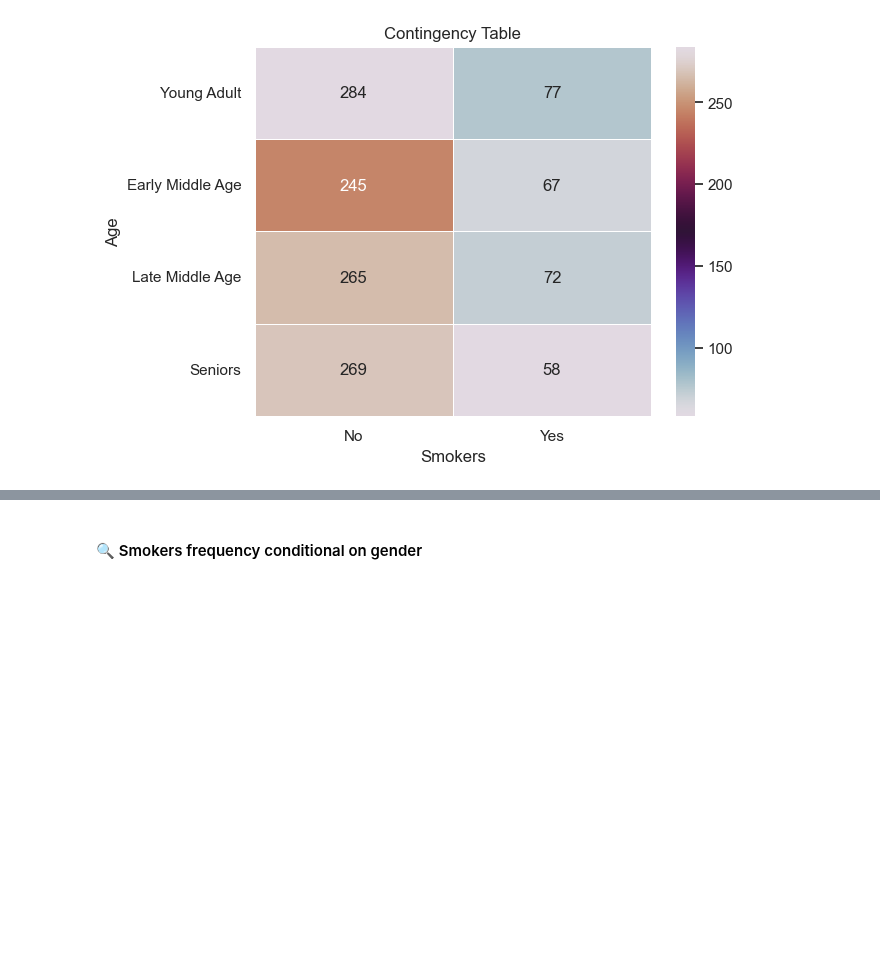
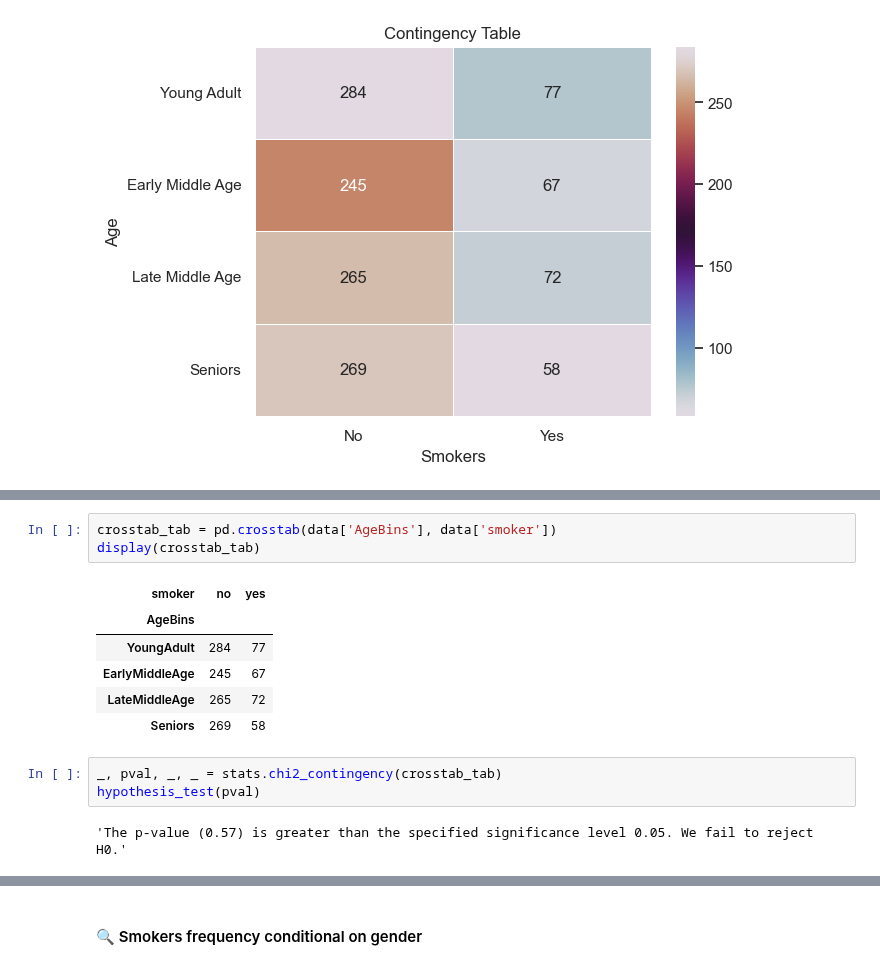
Before and after one commit to akramkhal/KaggleProjects, a Jupyter notebook: MedicalCosts/insurance.ipynb.ipynb, the cells around one changed output, grey strips where cells are left out. Drawn from its saved outputs; the diff is of its cells as text; blank space fills up the shorter version.

```diff
--- a/MedicalCosts/insurance.ipynb.ipynb
+++ b/MedicalCosts/insurance.ipynb.ipynb
@@ -796,0 +763,15 @@ plt.show()
+# %%
+crosstab_tab = pd.crosstab(data['AgeBins'], data['smoker'])
+display(crosstab_tab)
+# %% [output]
+| smoker | no | yes |
+| AgeBins |  |  |
+| YoungAdult | 284 | 77 |
+| EarlyMiddleAge | 245 | 67 |
+| LateMiddleAge | 265 | 72 |
+| Seniors | 269 | 58 |
+# %%
+_, pval, _, _ = stats.chi2_contingency(crosstab_tab)
+hypothesis_test(pval)
+# %% [output]
+'The p-value (0.57) is greater than the specified significance level 0.05. We fail to reject H0.'
```
Also changed, not shown: parts of 24 cells of this notebook.
